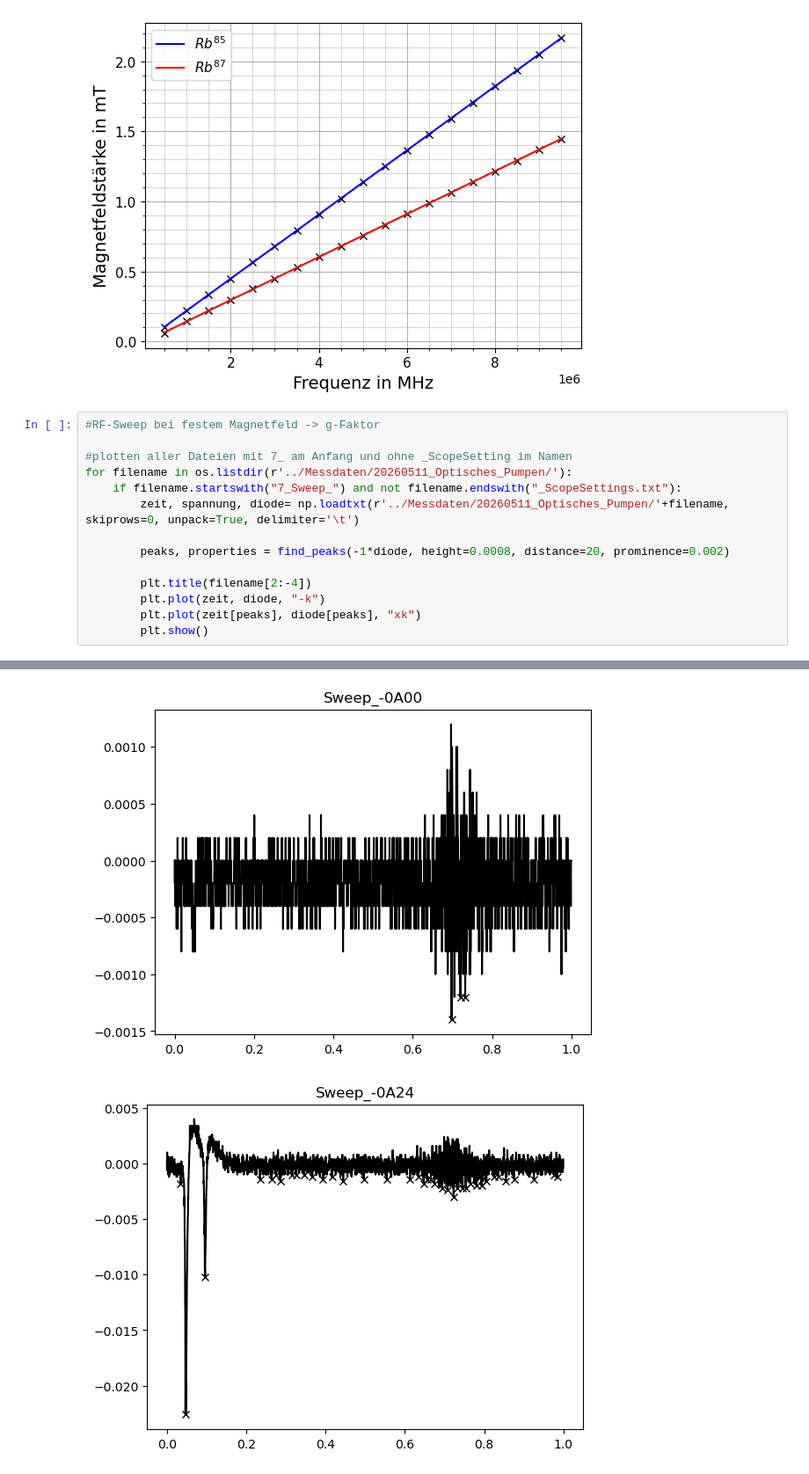
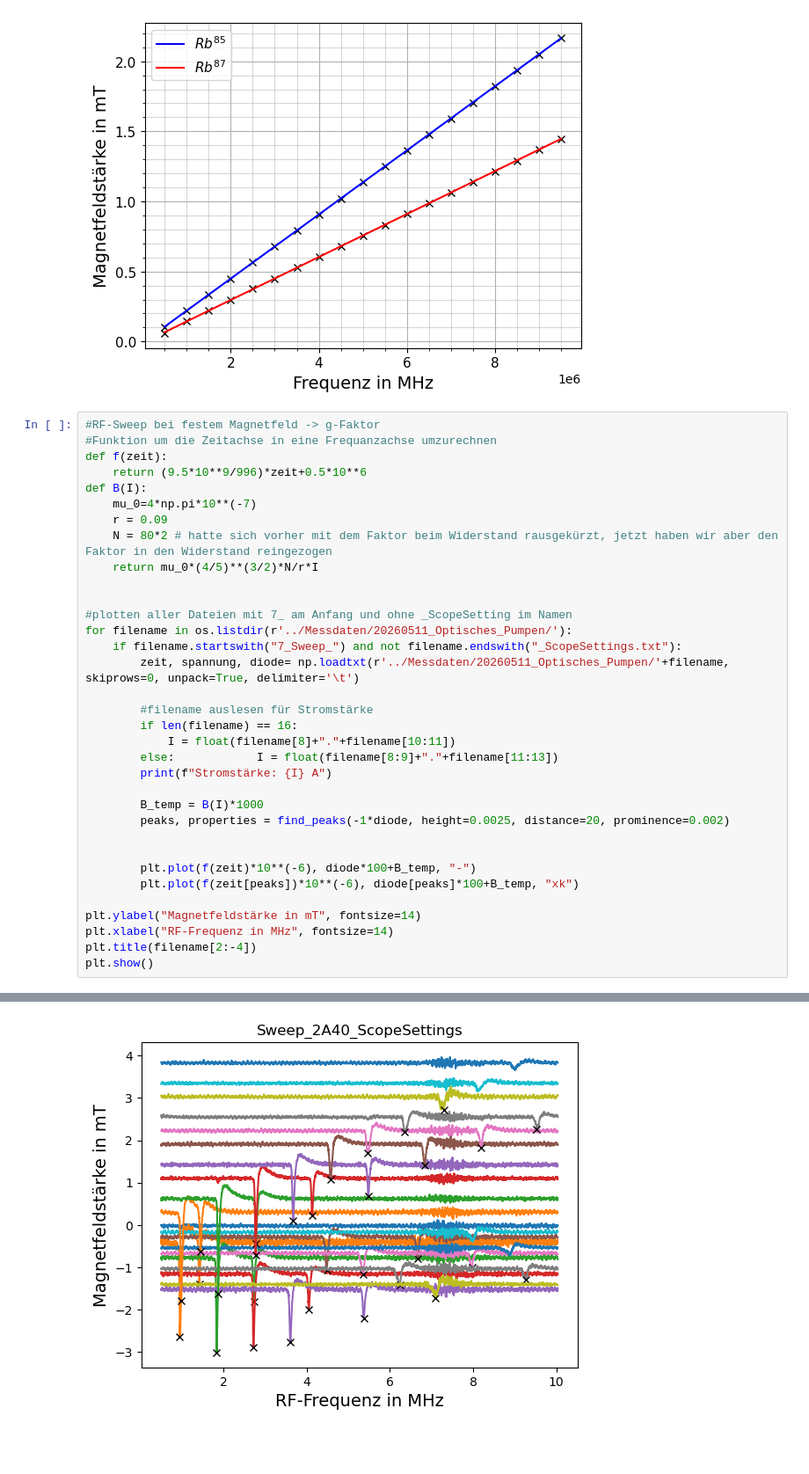
Before and after one commit to NicolasRohrbeck/fprak, a Jupyter notebook: scripts/optpumpen.ipynb, the cells around one changed output, grey strips where cells are left out. Shown at 88% size. Cells and saved outputs as stored; diff of their text form; blank space fills up the shorter version.

Commit message:
opt Plot von Teil 7 noch ohne Lande

```diff
--- a/scripts/optpumpen.ipynb
+++ b/scripts/optpumpen.ipynb
@@ -462,16 +462,36 @@ g87_6 = 0.46595456293264104 +/- 0.0005619141301016905
 [figure]
 # %%
 #RF-Sweep bei festem Magnetfeld -> g-Faktor
+#Funktion um die Zeitachse in eine Frequanzachse umzurechnen
+def f(zeit):
+    return (9.5*10**9/996)*zeit+0.5*10**6
+def B(I):
+    mu_0=4*np.pi*10**(-7)
+    r = 0.09
+    N = 80*2 # hatte sich vorher mit dem Faktor beim Widerstand rausgekürzt, jetzt haben wir aber den Faktor in den Widerstand reingezogen
+    return mu_0*(4/5)**(3/2)*N/r*I
+
 
 #plotten aller Dateien mit 7_ am Anfang und ohne _ScopeSetting im Namen
 for filename in os.listdir(r'../Messdaten/20260511_Optisches_Pumpen/'):
     if filename.startswith("7_Sweep_") and not filename.endswith("_ScopeSettings.txt"):
         zeit, spannung, diode= np.loadtxt(r'../Messdaten/20260511_Optisches_Pumpen/'+filename, skiprows=0, unpack=True, delimiter='\t')
 
-        peaks, properties = find_peaks(-1*diode, height=0.0008, distance=20, prominence=0.002)
+        #filename auslesen für Stromstärke
+        if len(filename) == 16:
+            I = float(filename[8]+"."+filename[10:11])
+        else:            I = float(filename[8:9]+"."+filename[11:13])
+        print(f"Stromstärke: {I} A")
 
-        plt.title(filename[2:-4])
-        plt.plot(zeit, diode, "-k")
-        plt.plot(zeit[peaks], diode[peaks], "xk")
-        plt.show()
+        B_temp = B(I)*1000
+        peaks, properties = find_peaks(-1*diode, height=0.0025, distance=20, prominence=0.002)
+
+
+        plt.plot(f(zeit)*10**(-6), diode*100+B_temp, "-")
+        plt.plot(f(zeit[peaks])*10**(-6), diode[peaks]*100+B_temp, "xk")
+
+plt.ylabel("Magnetfeldstärke in mT", fontsize=14)
+plt.xlabel("RF-Frequenz in MHz", fontsize=14)
+plt.title(filename[2:-4])
+plt.show()
 # %% [output]
@@ -478,2 +515 @@ for filename in os.listdir(r'../Messdaten/20260511_Optisches_Pumpen/'):
-[figure, old version]
+[figure, new version]
-[figure, removed]
```
Also changed, not shown: parts of 2 cells of this notebook, 2 other files.
